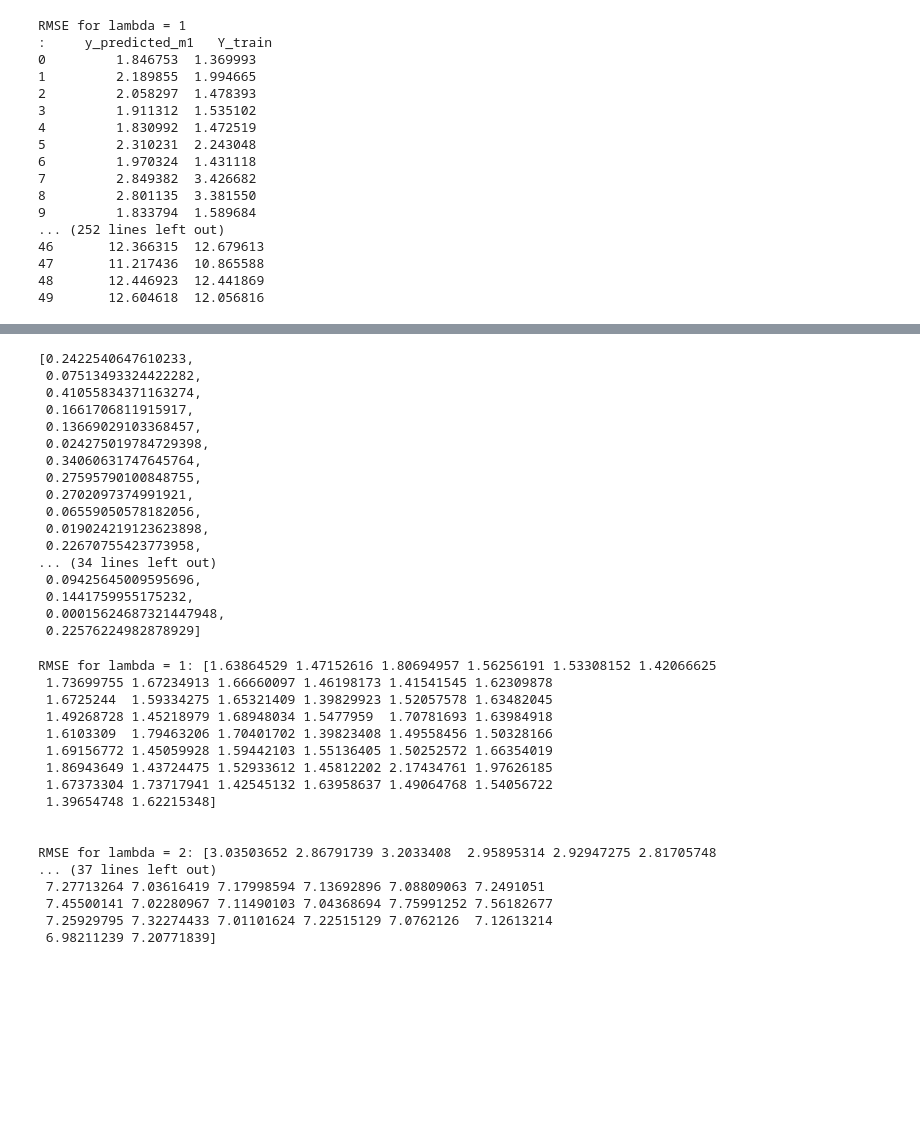
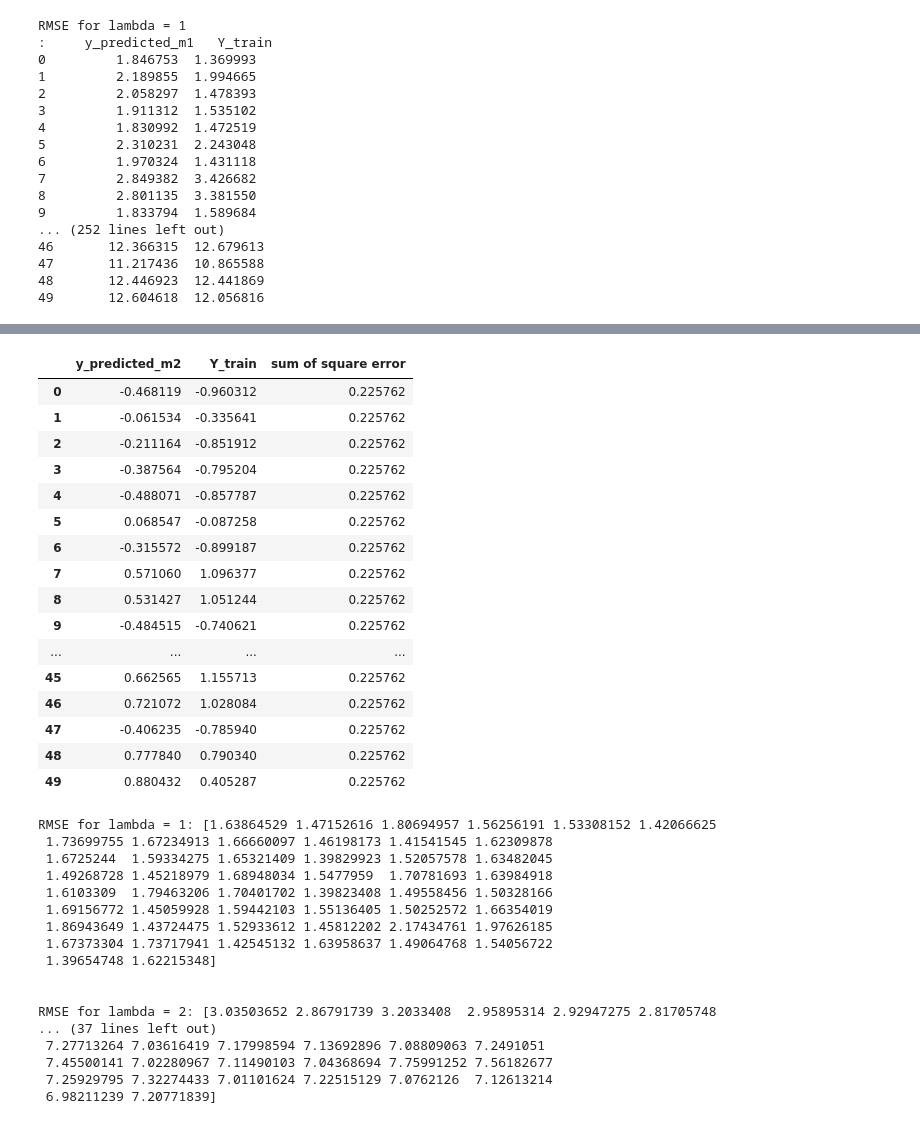
Before and after one commit to Rohanjos97/machine-learning-assignments, a Jupyter notebook: Assignment2.ipynb, the cells around one changed output, grey strips where cells are left out. Cells and saved outputs as stored; diff of their text form; code cells hidden in the pictures; blank space fills up the shorter version.

```diff
--- a/Assignment2.ipynb
+++ b/Assignment2.ipynb
@@ -303,27 +276,25 @@ y_vs_y_hat_m2
 # %%
-ssr_m2 = []
 for itr in range(len(y_vs_y_hat_m2)):
-  ssr_i = (y_vs_y_hat_m2['y_predicted_m2'].iloc[itr] - y_vs_y_hat_m2['Y_train'].iloc[itr])**2
-  ssr_m2.append(ssr_i)
-ssr_m2
+  y_vs_y_hat_m2['sum of square error'] = (y_vs_y_hat_m2['y_predicted_m2'].iloc[itr] - y_vs_y_hat_m2['Y_train'].iloc[itr])**2
+y_vs_y_hat_m2
 # %% [output]
-[0.2422540647610233,
- 0.07513493324422282,
- 0.41055834371163274,
- 0.1661706811915917,
- 0.13669029103368457,
- 0.024275019784729398,
- 0.34060631747645764,
- 0.27595790100848755,
- 0.2702097374991921,
- 0.06559050578182056,
- 0.019024219123623898,
- 0.22670755423773958,
-... (34 lines left out)
- 0.09425645009595696,
- 0.1441759955175232,
- 0.00015624687321447948,
- 0.22576224982878929]
+|  | y_predicted_m2 | Y_train | sum of square error |
+| 0 | -0.468119 | -0.960312 | 0.225762 |
+| 1 | -0.061534 | -0.335641 | 0.225762 |
+| 2 | -0.211164 | -0.851912 | 0.225762 |
+| 3 | -0.387564 | -0.795204 | 0.225762 |
+| 4 | -0.488071 | -0.857787 | 0.225762 |
+| 5 | 0.068547 | -0.087258 | 0.225762 |
+| 6 | -0.315572 | -0.899187 | 0.225762 |
+| 7 | 0.571060 | 1.096377 | 0.225762 |
+| 8 | 0.531427 | 1.051244 | 0.225762 |
+| 9 | -0.484515 | -0.740621 | 0.225762 |
+| ... | ... | ... | ... |
+| 45 | 0.662565 | 1.155713 | 0.225762 |
+| 46 | 0.721072 | 1.028084 | 0.225762 |
+| 47 | -0.406235 | -0.785940 | 0.225762 |
+| 48 | 0.777840 | 0.790340 | 0.225762 |
+| 49 | 0.880432 | 0.405287 | 0.225762 |
 # %%
 regular_m2 =[]
 for Lambda in range(1,6):
```
Also changed, not shown: parts of 32 cells of this notebook.
